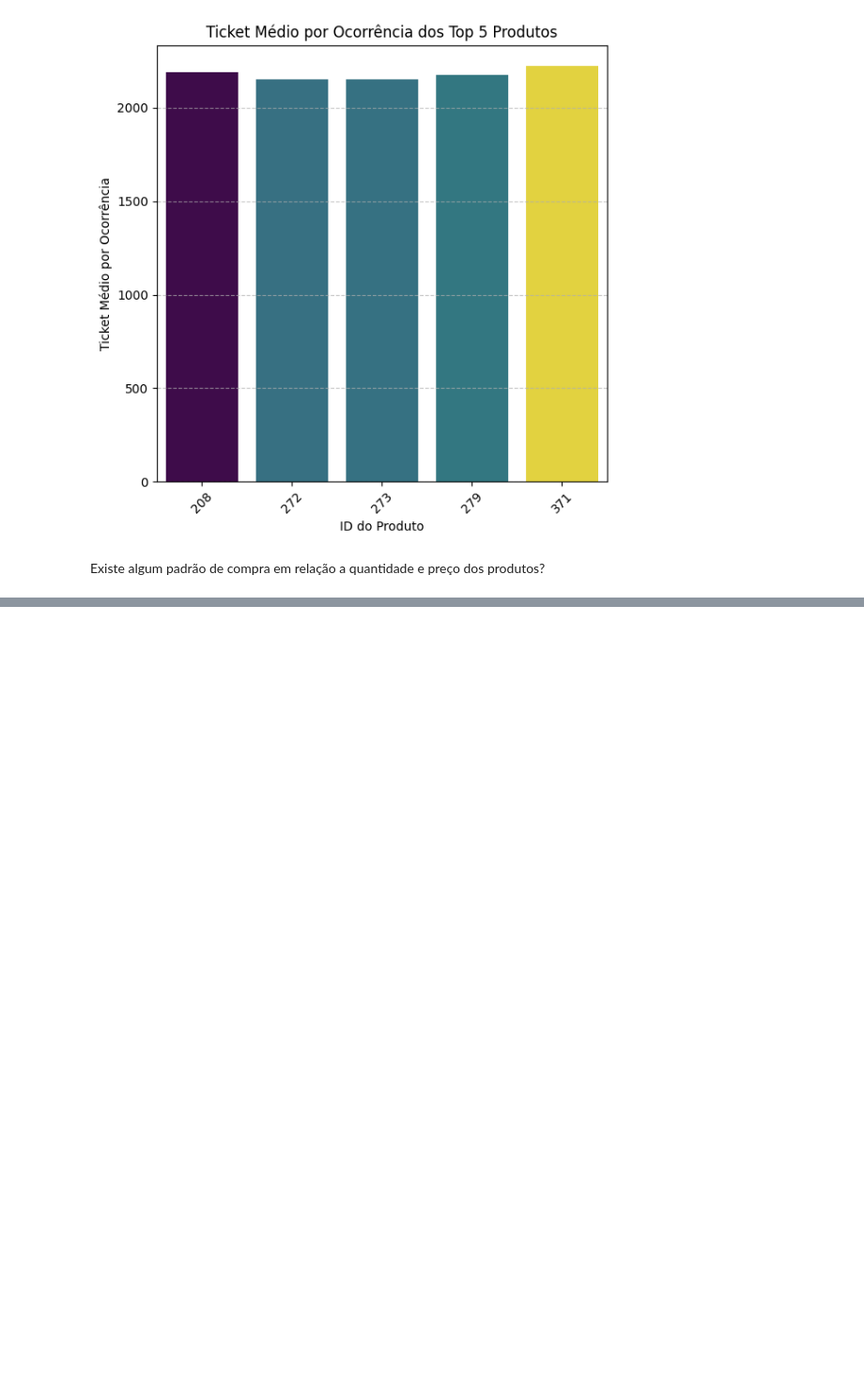
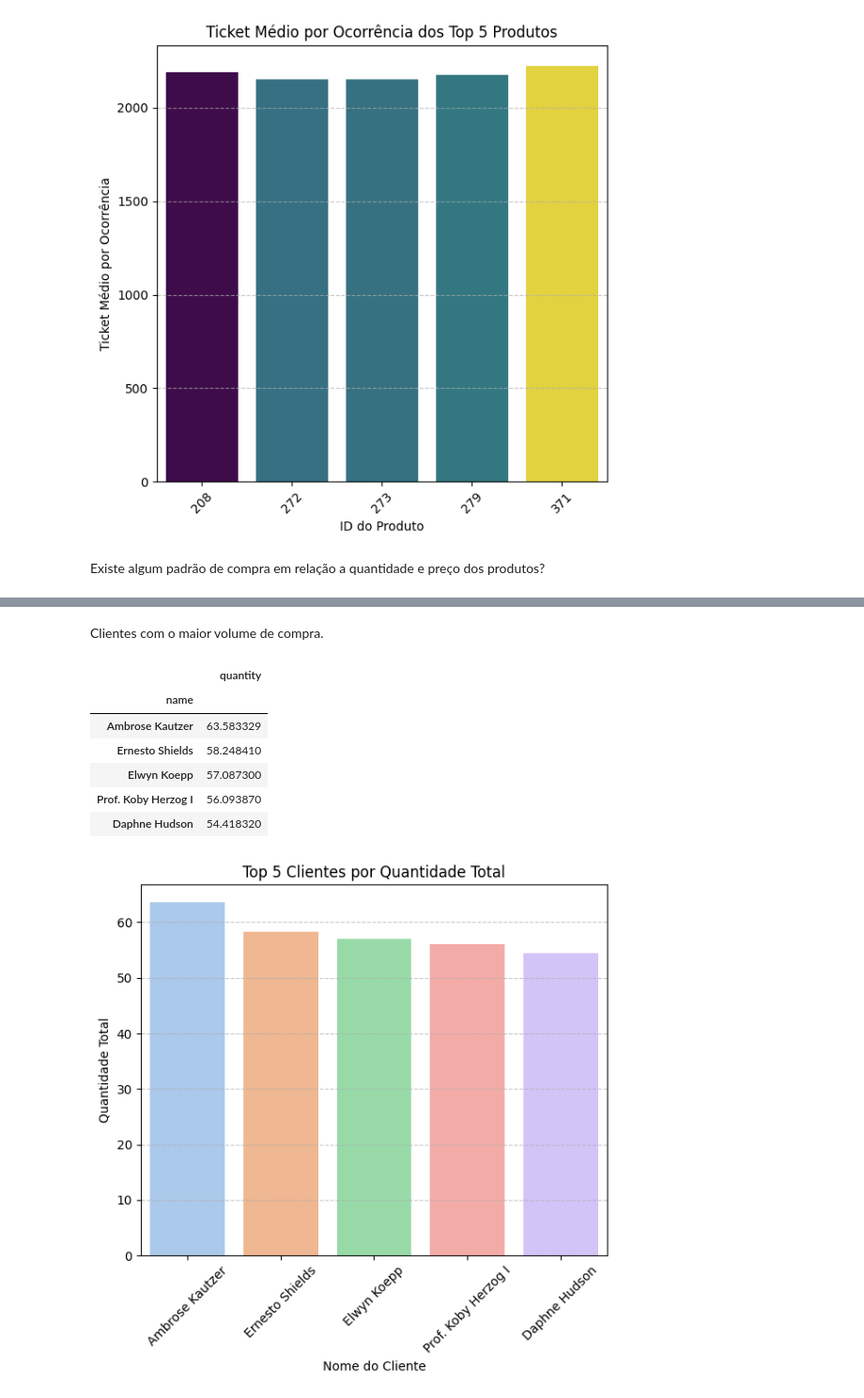
Before and after one commit to G0807/vendas-kaggle, a Jupyter notebook: vendasKaggle.ipynb, the cells around one changed output, grey strips where cells are left out. Shown: that part at 94% size. Drawn from its saved outputs; the diff is of its cells as text; code cells hidden in the pictures; blank space fills up the shorter version.

```diff
--- a/vendasKaggle.ipynb
+++ b/vendasKaggle.ipynb
@@ -274,0 +366,23 @@ dtype: object
+# %% [markdown]
+Clientes com o maior volume de compra.
+# %%
+clintes_mais_compras = vendas_df[['name','quantity']].groupby('name').sum().sort_values(by='quantity', ascending=False).head(5)
+display(clintes_mais_compras)
+plt.figure(figsize=(6, 6))
+sns.barplot(x=clintes_mais_compras.index, y=clintes_mais_compras['quantity'], hue=clintes_mais_compras.index, palette='pastel', legend=False)
+plt.grid(axis='y', linestyle='--', alpha=0.7)
+plt.title('Top 5 Clientes por Quantidade Total')
+plt.xlabel('Nome do Cliente')
+plt.ylabel('Quantidade Total')
+plt.xticks(rotation=45)
+plt.tight_layout()
+plt.show()
+# %% [output]
+|  | quantity |
+| name |  |
+| Ambrose Kautzer | 63.583329 |
+| Ernesto Shields | 58.248410 |
+| Elwyn Koepp | 57.087300 |
+| Prof. Koby Herzog I | 56.093870 |
+| Daphne Hudson | 54.418320 |
+[figure, added]
```
Also changed, not shown: parts of 22 cells of this notebook.
